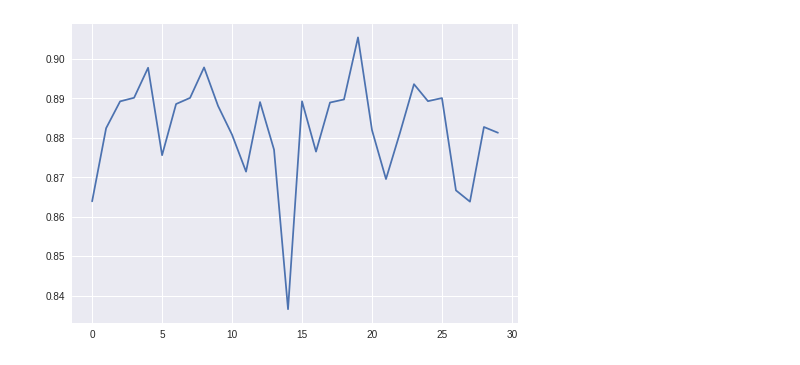
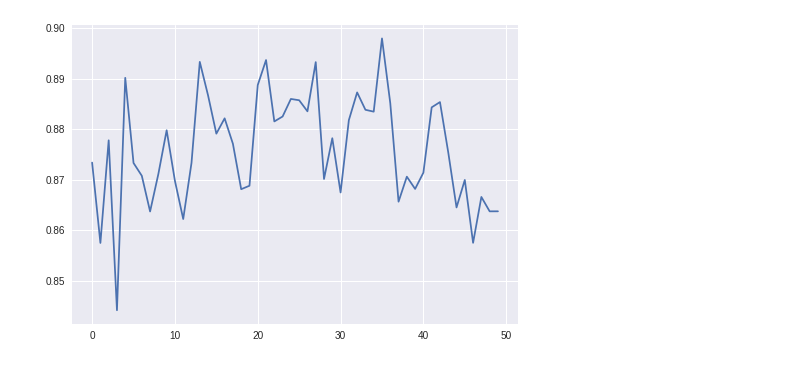
Before and after one commit to hannape/CNN-pierwsze-podejscie, a Jupyter notebook: CNN_modified.ipynb, the cells around one changed output. Drawn from its saved outputs; the diff is of its cells as text; code cells hidden in the pictures.

```diff
--- a/CNN_modified.ipynb
+++ b/CNN_modified.ipynb
@@ -177,7 +212,8 @@ AUC: 0.726
-# %%
-c = [0.8638777486871376, 0.8824178609803714, 0.8892205305930958, 0.890139155833346, 0.897745433358052, 0.8755735732554444, 0.8885478305613148, 0.8901081314224313, 0.8978286695824569, 0.8880616553414956, 0.8807660002724095, 0.8714064651845574, 0.8890404376712018, 0.8769700500930733, 0.8365297304659716, 0.889237934530926, 0.8764827398338302, 0.8889235286105606, 0.8897070841593898, 0.905435703800112, 0.881936982611196, 0.8695241914735838, 0.8812555806104999, 0.8935802170195377, 0.8892697156347897, 0.8900619731525342, 0.8666585952752093, 0.8637982959274786, 0.8827254566641949, 0.881266931004737]
-plt.plot(c)
-pyplot.show()
-# %% [output]
-[figure, removed]
+# %%
+c = [0.8733723534664104, 0.8574772613768784, 0.8777842517063424, 0.8441783827958291, 0.8901471011093118, 0.8732985759038697, 0.870764789563691, 0.8637059793876841, 0.8711336773763942, 0.8797713273907715, 0.8697519560512734, 0.862213402545515, 0.8733095479516322, 0.8932972138565614, 0.8866560981884771, 0.8790967356266175, 0.8821269125414289, 0.8770960394691043, 0.8681110673910741, 0.8687954961635667, 0.888716573088972, 0.8936581563932988, 0.8815139912526295, 0.8824882334246409, 0.8859625891005947, 0.8857049351514144, 0.88351279567777, 0.8932506772401895, 0.8701310592187902, 0.8781970277100959, 0.867463716573089, 0.8817724018947593, 0.8872538856182938, 0.8838196346686442, 0.8834473417376698, 0.8979357416347595, 0.8851324969353935, 0.8656442483768936, 0.8705888584530169, 0.8681685760552083, 0.871392088018524, 0.8842986213054468, 0.8853451276541006, 0.875400668916567, 0.8645039121025471, 0.8699399942491336, 0.8575041239765728, 0.8665798992084992, 0.8637332203338529, 0.8637396522239206]
+plt.plot(c)
+plt.title('AUC score for validation set')
+pyplot.show()
+# %% [output]
+[figure, added]
 # %%
```
Also changed, not shown: parts of 10 cells of this notebook.
